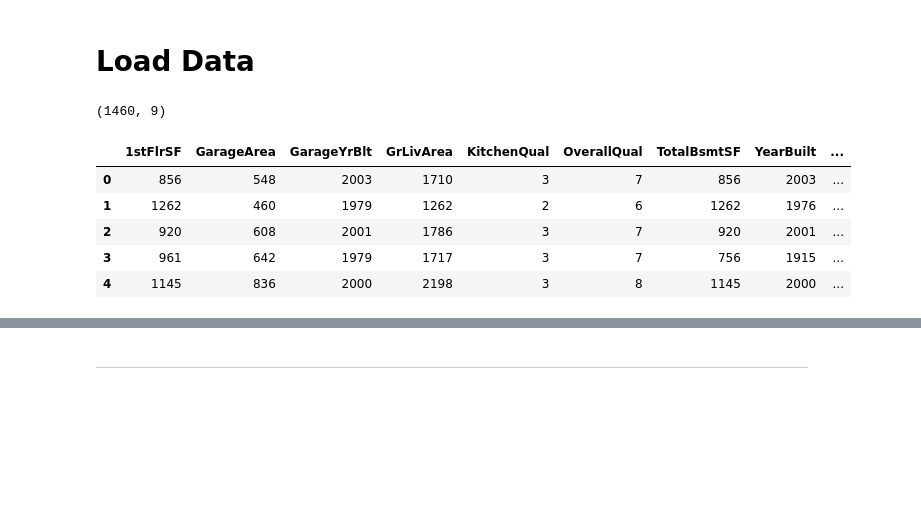
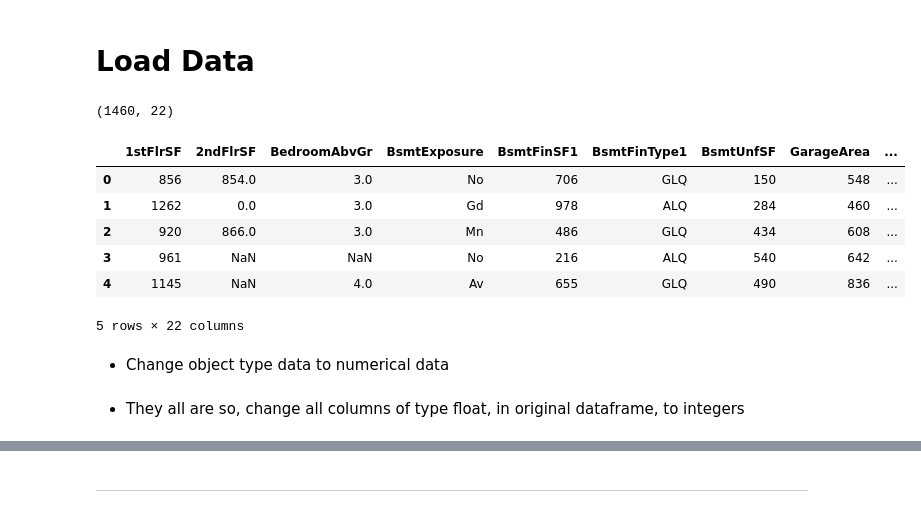
Before and after one commit to Gkicks/milestone-project-heritage-housing-issues, a Jupyter notebook: jupyter_notebooks/5_modeling_and_evaluation.ipynb, the cells around one changed output, grey strips where cells are left out. Cells and saved outputs as stored; diff of their text form; code cells hidden in the pictures; blank space fills up the shorter version.

```diff
--- a/jupyter_notebooks/5_modeling_and_evaluation.ipynb
+++ b/jupyter_notebooks/5_modeling_and_evaluation.ipynb
@@ -48,26 +48,21 @@ current_dir
 ---
 # %% [markdown]
 # Load Data
-# %%
-import numpy as np
-import pandas as pd
-df = (pd.read_csv("outputs/datasets/collection/HousePricesRecords.csv")
-        .drop(labels=['2ndFlrSF', 'BedroomAbvGr', 'BsmtExposure',
-                    'BsmtFinSF1', 'BsmtFinType1', 'BsmtUnfSF',
-                    'GarageFinish', 'LotArea', 'LotFrontage',
-                    'MasVnrArea', 'OpenPorchSF', 'OverallCond',
-                    'YearRemodAdd', 'WoodDeckSF', 'EnclosedPorch'], axis=1))
-df["GarageYrBlt"] = np.where(df["GarageArea"] == 0, df['GarageYrBlt'].fillna(0), None)
-df['GarageYrBlt'] = np.where(df['YearBuilt'] > 1995, df['GarageYrBlt'].fillna(df['YearBuilt']), df['GarageYrBlt'].fillna(1979))
-df['KitchenQual'] = df['KitchenQual'].replace({'Po':0, 'Fa':1, 'TA':2, 'Gd':3, 'Ex':4})
-df['GarageYrBlt'] = df['GarageYrBlt'].astype(int)
-print(df.shape)
-df.head()
-# %% [output]
-(1460, 9)
-|  | 1stFlrSF | GarageArea | GarageYrBlt | GrLivArea | KitchenQual | OverallQual | TotalBsmtSF | YearBuilt | ... |
-| 0 | 856 | 548 | 2003 | 1710 | 3 | 7 | 856 | 2003 | ... |
-| 1 | 1262 | 460 | 1979 | 1262 | 2 | 6 | 1262 | 1976 | ... |
-| 2 | 920 | 608 | 2001 | 1786 | 3 | 7 | 920 | 2001 | ... |
-| 3 | 961 | 642 | 1979 | 1717 | 3 | 7 | 756 | 1915 | ... |
-| 4 | 1145 | 836 | 2000 | 2198 | 3 | 8 | 1145 | 2000 | ... |
+# %%
+import numpy as np
+import pandas as pd
+df = (pd.read_csv("outputs/datasets/collection/HousePricesRecords.csv")
+    .drop(labels=['EnclosedPorch', 'WoodDeckSF'], axis=1))
+print(df.shape)
+df.head()
+# %% [output]
+(1460, 22)
+|  | 1stFlrSF | 2ndFlrSF | BedroomAbvGr | BsmtExposure | BsmtFinSF1 | BsmtFinType1 | BsmtUnfSF | GarageArea | ... |
+| 0 | 856 | 854.0 | 3.0 | No | 706 | GLQ | 150 | 548 | ... |
+| 1 | 1262 | 0.0 | 3.0 | Gd | 978 | ALQ | 284 | 460 | ... |
+| 2 | 920 | 866.0 | 3.0 | Mn | 486 | GLQ | 434 | 608 | ... |
+| 3 | 961 | NaN | NaN | No | 216 | ALQ | 540 | 642 | ... |
+| 4 | 1145 | NaN | 4.0 | Av | 655 | GLQ | 490 | 836 | ... |
+5 rows × 22 columns
+# %% [markdown]
+* Change object type data to numerical data
@@ -74,3 +74,5 @@ df.head()
+# %% [markdown]
+* They all are so, change all columns of type float, in original dataframe, to integers
 # %%
 df.info()
 # %% [output]
```
Also changed, not shown: parts of 16 cells of this notebook, 3 other files.
